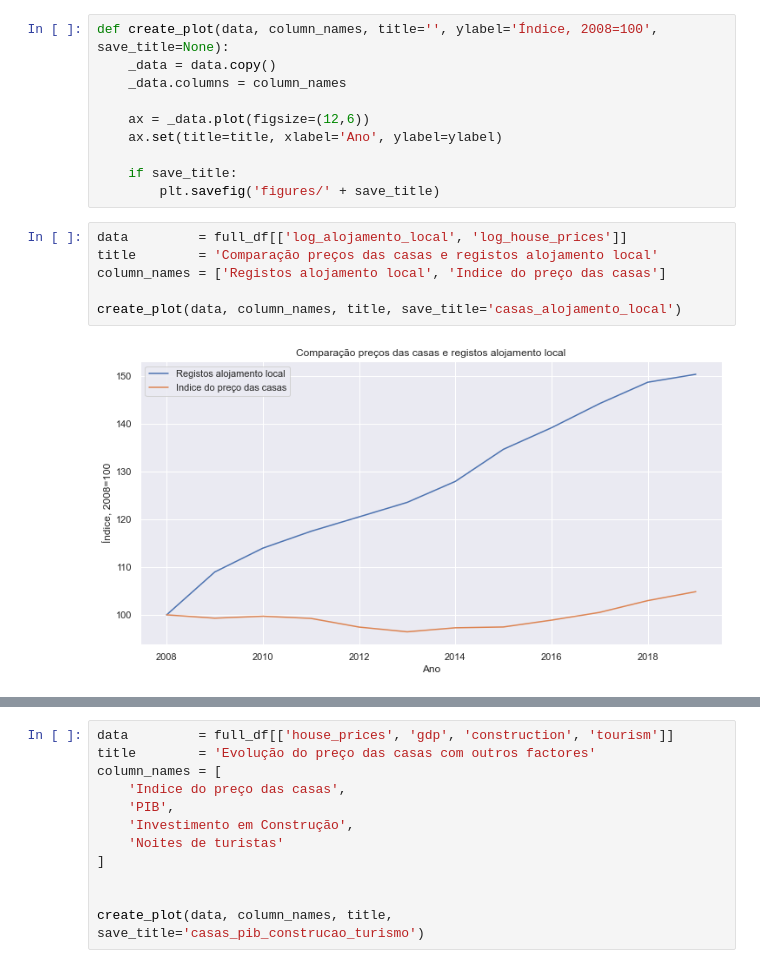
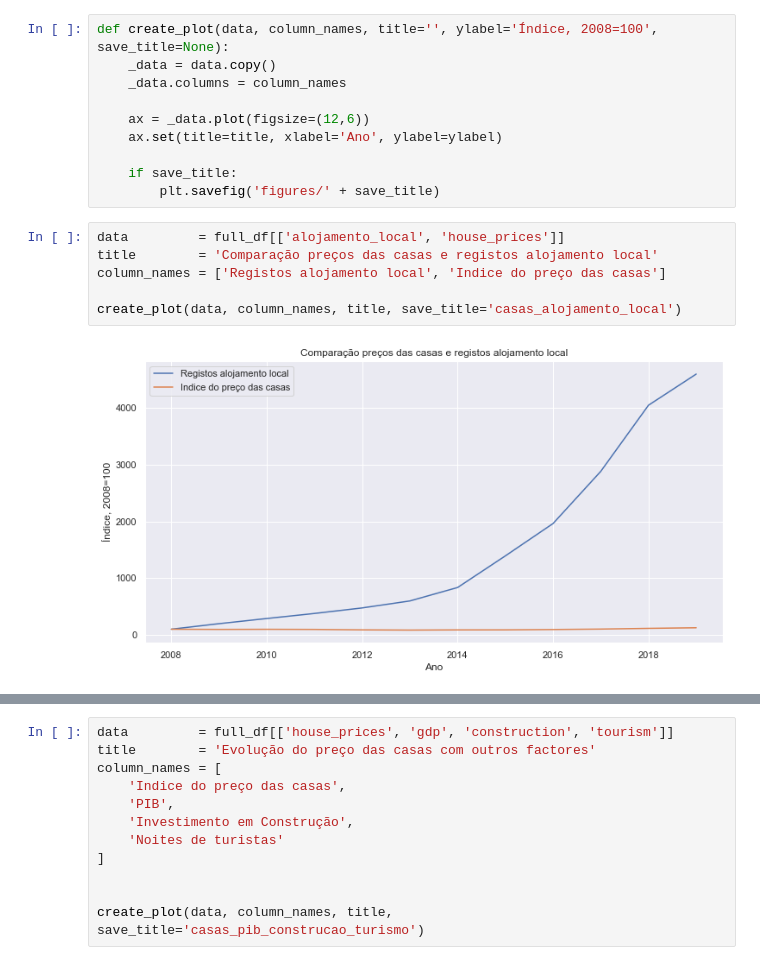
Before and after one commit to manuelfcreis/research, a Jupyter notebook: home_prices/data_analysis.ipynb, the cells around one changed output, grey strips where cells are left out. Saved outputs shown, nothing was run; the diff lists cells and outputs as text.

```diff
--- a/home_prices/data_analysis.ipynb
+++ b/home_prices/data_analysis.ipynb
@@ -31,10 +32,10 @@ def create_plot(data, column_names, title='', ylabel='Índice, 2008=100', save_t
     if save_title:
         plt.savefig('figures/' + save_title)
 # %%
-data         = full_df[['log_alojamento_local', 'log_house_prices']]
+data         = full_df[['alojamento_local', 'house_prices']]
 title        = 'Comparação preços das casas e registos alojamento local'
 column_names = ['Registos alojamento local', 'Indice do preço das casas']
 
 create_plot(data, column_names, title, save_title='casas_alojamento_local')
 # %% [output]
-[figure, old version]
+[figure, new version]
```
Also changed, not shown: parts of 4 cells of this notebook, 4 other files.
